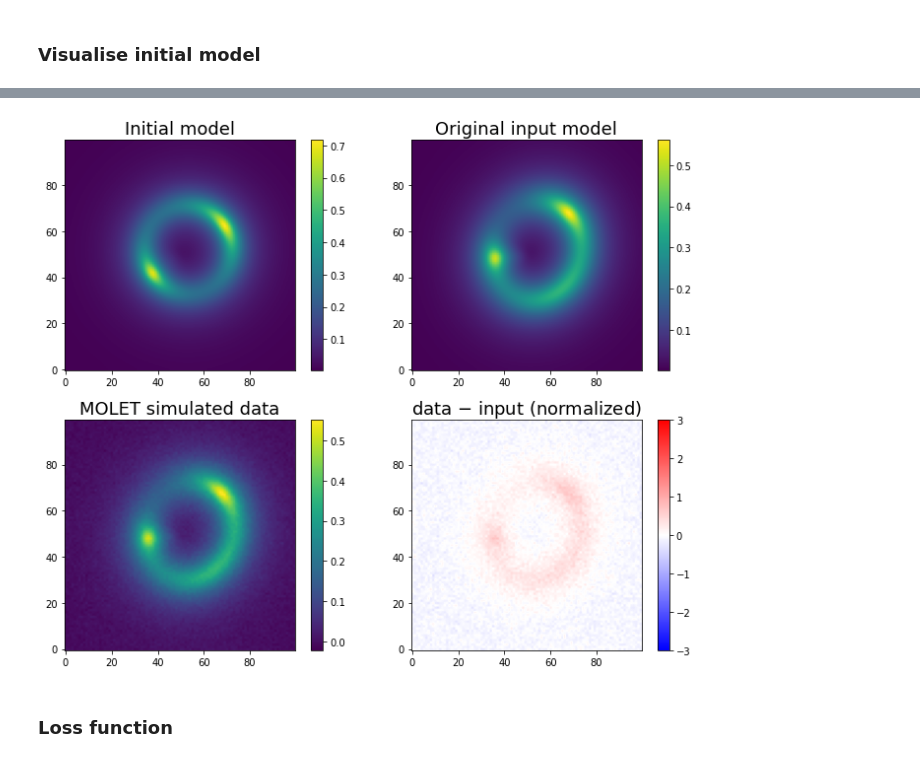
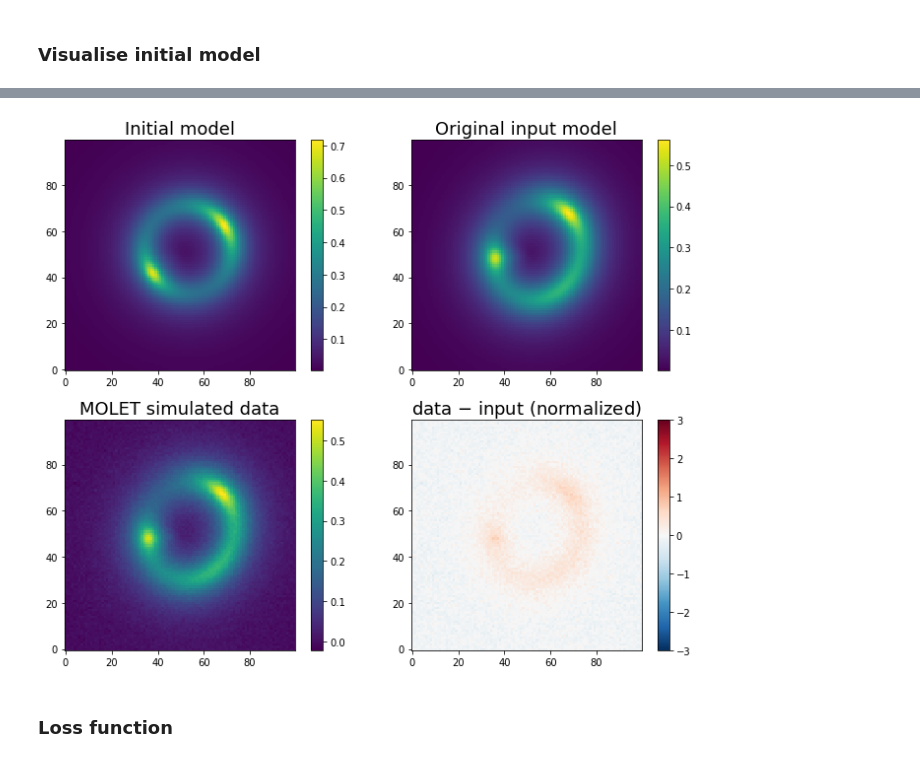
Before and after one commit to Herculens/herculens, a Jupyter notebook: notebooks/fit_smooth_source_and_mass_MOLET_data.ipynb, the cells around one changed output, grey strips where cells are left out. Drawn from its saved outputs; the diff is of its cells as text; code cells hidden in the pictures.

```diff
--- a/notebooks/fit_smooth_source_and_mass_MOLET_data.ipynb
+++ b/notebooks/fit_smooth_source_and_mass_MOLET_data.ipynb
@@ -10,17 +12,17 @@ import matplotlib.pyplot as plt
 # Basic imports
 import os
 import numpy as np
-from scipy.optimize import minimize
 from copy import deepcopy
 from astropy.io import fits
 from pprint import pprint
+import corner
+plt.rc('image', interpolation='none')
 
 # Basic JAX
 import jax
 import jax.numpy as jnp
 from jax.config import config
 config.update("jax_enable_x64", True)
-import corner
 
 # jaxtronomy imports
 from jaxtronomy.Instrument.psf import PSF
@@ -229,7 +231,7 @@ img = ax.imshow(data, origin='lower')
 fig.colorbar(img, ax=ax)
 ax = axes[1, 1]
 ax.set_title("data $-$ input (normalized)", fontsize=FS)
-img = ax.imshow(data/data.mean()-image_input/image_input.mean(), origin='lower', cmap='bwr', vmin=-3, vmax=3)
+img = ax.imshow(data/data.mean()-image_input/image_input.mean(), origin='lower', cmap='RdBu_r', vmin=-3, vmax=3)
 fig.colorbar(img, ax=ax)
 fig.tight_layout()
 
@@ -239,4 +241,4 @@ print(np.sum((data/data.mean()-image_input/image_input.mean())**2))
-[figure, old version]
+[figure, new version]
 # %% [markdown]
 ### Loss function
 # %%
```
Also changed, not shown: parts of 9 cells of this notebook, 16 other files.
